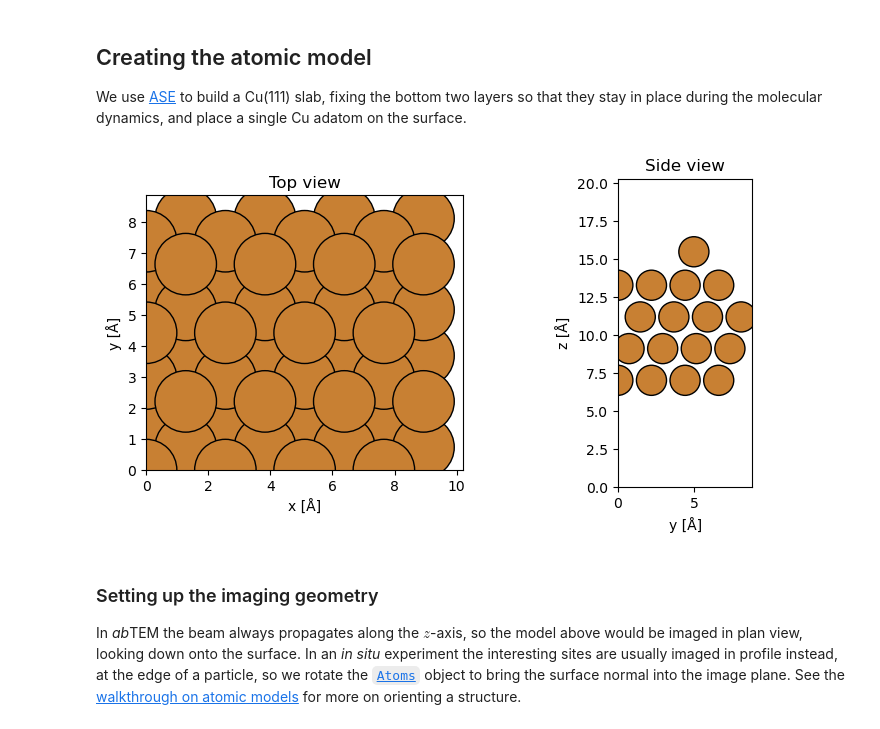
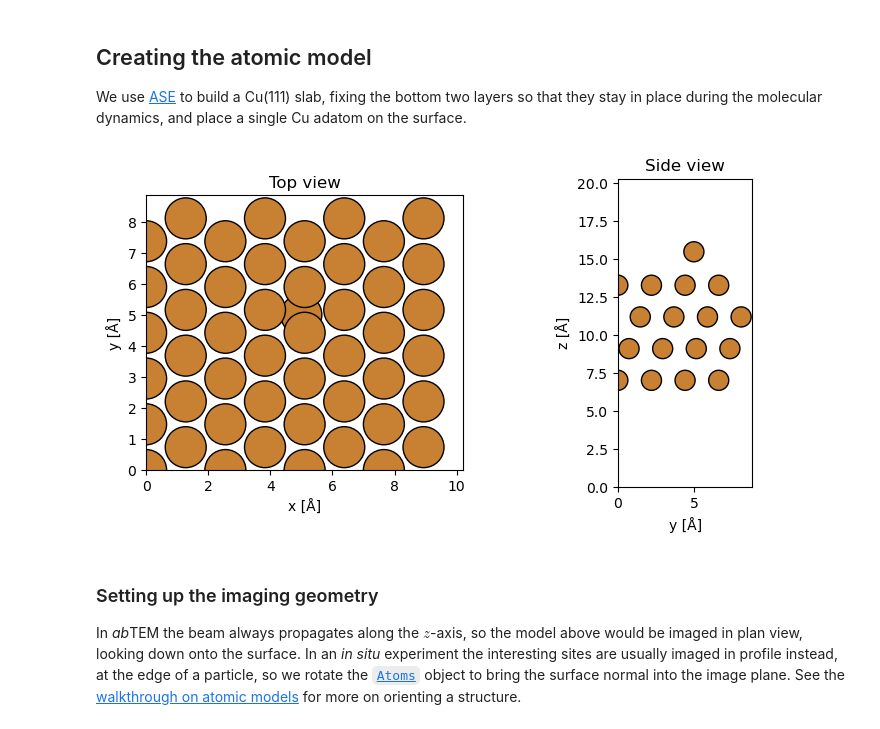
Before and after one commit to abTEM/doc, a Jupyter notebook: docs/user_guide/tutorials/time_resolved.ipynb, the cells around one changed output. Saved outputs shown, nothing was run; the diff lists cells and outputs as text; code cells hidden in the pictures.

```diff
--- a/docs/user_guide/tutorials/time_resolved.ipynb
+++ b/docs/user_guide/tutorials/time_resolved.ipynb
@@ -44,10 +44,10 @@ adsorption_height = 2.2  # Å above the top layer
 atoms += ase.Atoms("Cu", positions=[(5, 5, atoms.positions[:, 2].max() + adsorption_height)])
 # %%
 fig, (ax1, ax2) = plt.subplots(1, 2, figsize=(9, 4))
-abtem.show_atoms(atoms, plane="xy", ax=ax1, title="Top view", tight_limits=True)
-abtem.show_atoms(atoms, plane="yz", ax=ax2, title="Side view", tight_limits=True);
+abtem.show_atoms(atoms, plane="xy", ax=ax1, title="Top view", tight_limits=True, scale=0.5)
+abtem.show_atoms(atoms, plane="yz", ax=ax2, title="Side view", tight_limits=True, scale=0.5);
 # %% [output]
-[figure, old version]
+[figure, new version]
 # %% [markdown]
 ### Setting up the imaging geometry
 
```
Also changed, not shown: parts of 4 cells of this notebook.
